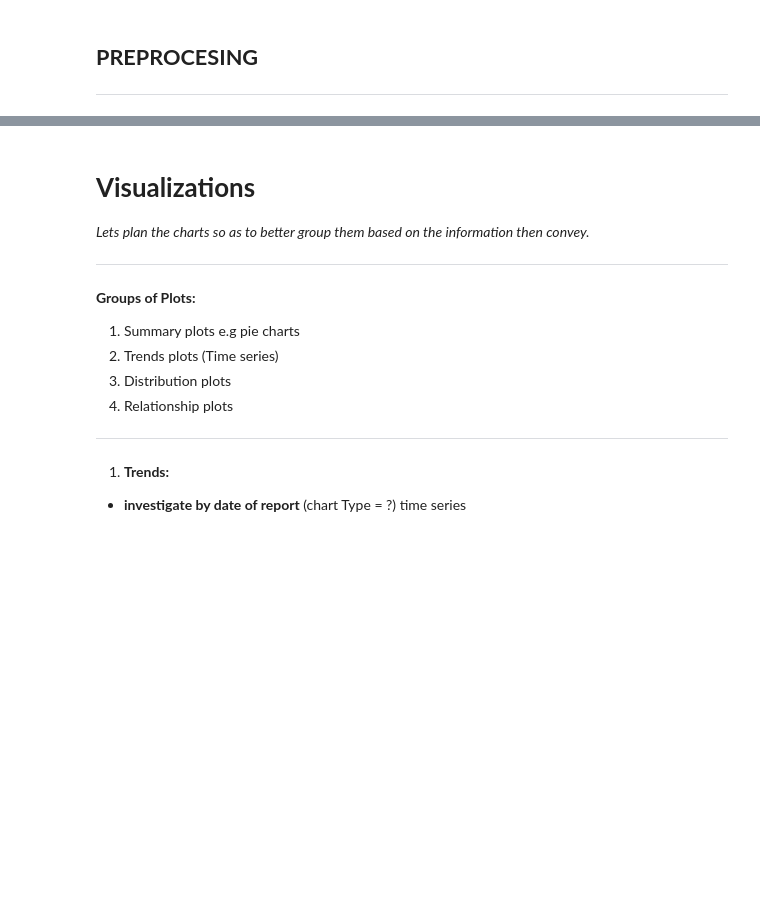
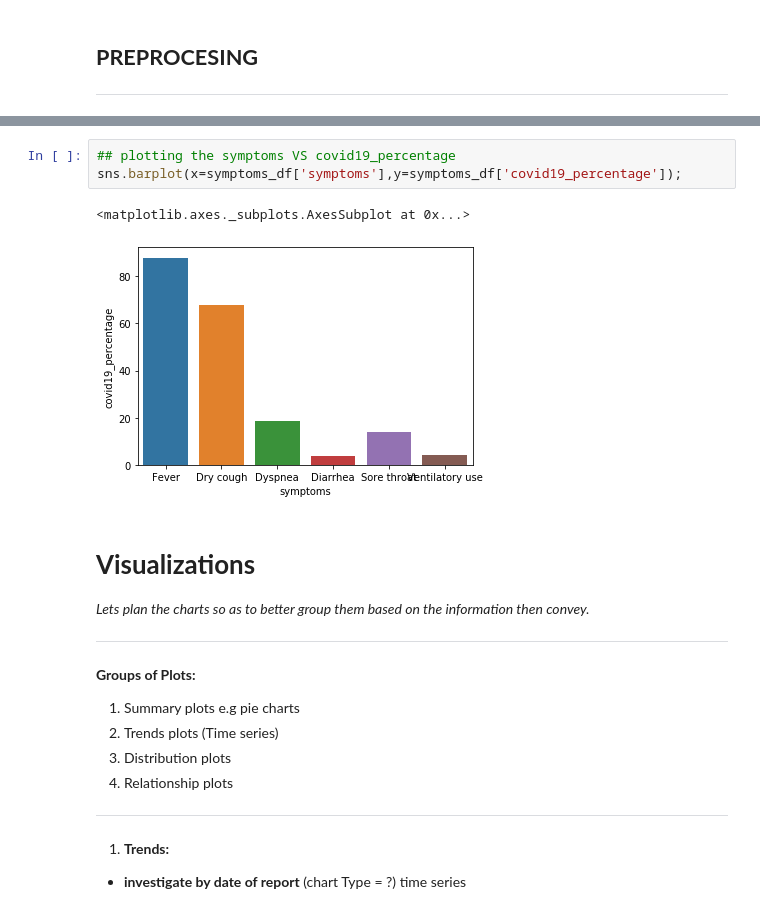
Before and after one commit to A2-insights/Covid19-Data-Insights, a Jupyter notebook: notebooks/A2_insights_Lab_Covid19_EDA_v01.ipynb, the cells around one changed output, grey strips where cells are left out. Cells and saved outputs as stored; diff of their text form; blank space fills up the shorter version.

Commit message:
created a bar plot of symptoms and covid19 percentage

```diff
--- a/notebooks/A2_insights_Lab_Covid19_EDA_v01.ipynb
+++ b/notebooks/A2_insights_Lab_Covid19_EDA_v01.ipynb
@@ -492,3 +498,9 @@ symptoms_df = preprocess_symptoms_df(symptoms_df)
+# %%
+## plotting the symptoms VS covid19_percentage
+sns.barplot(x=symptoms_df['symptoms'],y=symptoms_df['covid19_percentage']);
+# %% [output]
+<matplotlib.axes._subplots.AxesSubplot at 0x...>
+[figure, added]
 # %% [markdown]
 # **Visualizations**
 
```
Also changed, not shown: parts of 14 cells of this notebook.
